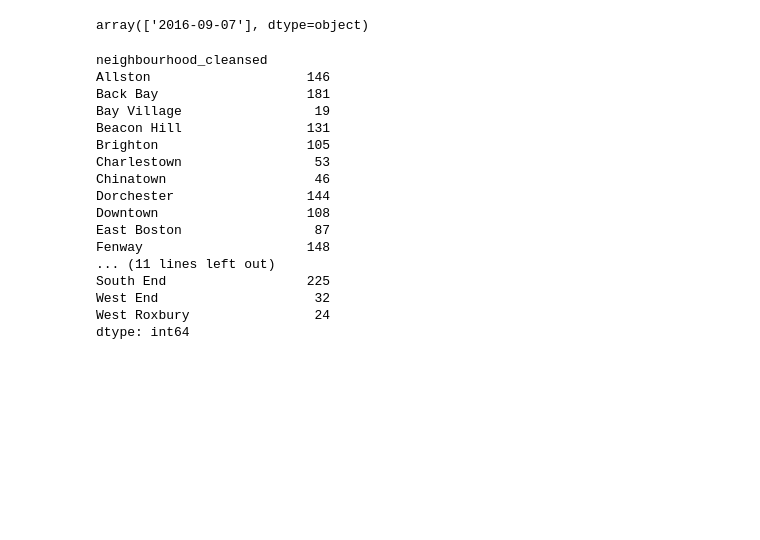
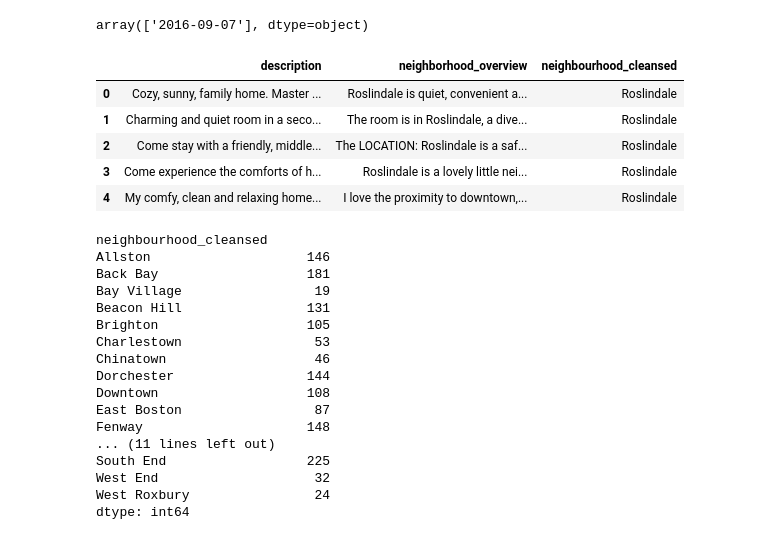
Before and after one commit to RicardoAlc1988/Data_Science_Nanodegree, a Jupyter notebook: Boston_Airbnb_Open_Data.ipynb, the cells around one changed output. Cells and saved outputs as stored; diff of their text form; code cells hidden in the pictures; blank space fills up the shorter version.

```diff
--- a/Boston_Airbnb_Open_Data.ipynb
+++ b/Boston_Airbnb_Open_Data.ipynb
@@ -78,6 +81,15 @@ boston_airbnb_df.shape
 pd.unique(boston_airbnb_df['last_scraped'])
 # %% [output]
 array(['2016-09-07'], dtype=object)
+# %%
+boston_airbnb_df[boston_airbnb_df['neighborhood_overview'].notnull()][['description', 'neighborhood_overview', 'neighbourhood_cleansed']].head()
+# %% [output]
+|  | description | neighborhood_overview | neighbourhood_cleansed |
+| 0 | Cozy, sunny, family home. Master ... | Roslindale is quiet, convenient a... | Roslindale |
+| 1 | Charming and quiet room in a seco... | The room is in Roslindale, a dive... | Roslindale |
+| 2 | Come stay with a friendly, middle... | The LOCATION: Roslindale is a saf... | Roslindale |
+| 3 | Come experience the comforts of h... | Roslindale is a lovely little nei... | Roslindale |
+| 4 | My comfy, clean and relaxing home... | I love the proximity to downtown,... | Roslindale |
 # %%
 boston_airbnb_df[boston_airbnb_df['neighborhood_overview'].notnull()][['description', 'neighborhood_overview', 'neighbourhood_cleansed']].groupby(['neighbourhood_cleansed']).size()
 # %% [output]
```
Also changed, not shown: parts of 12 cells of this notebook.
